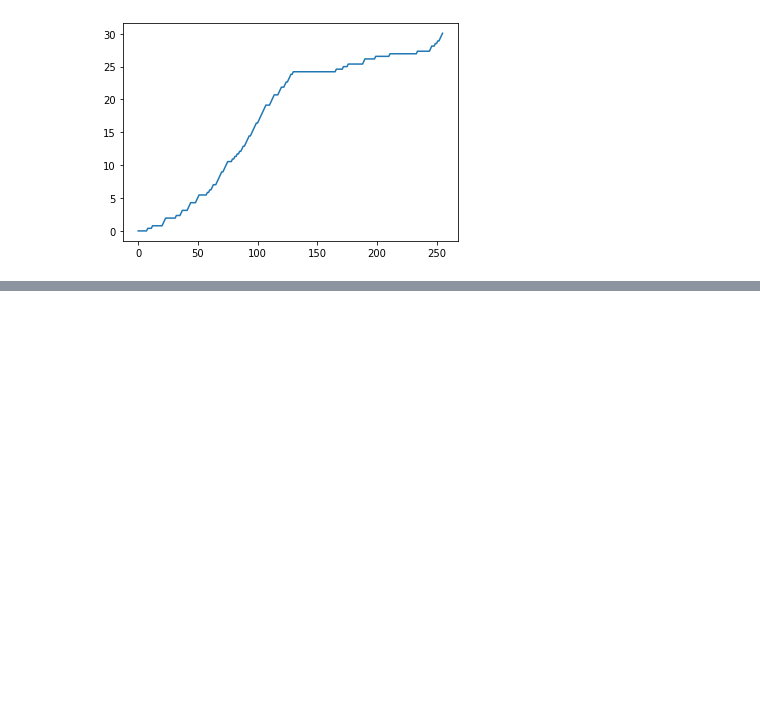
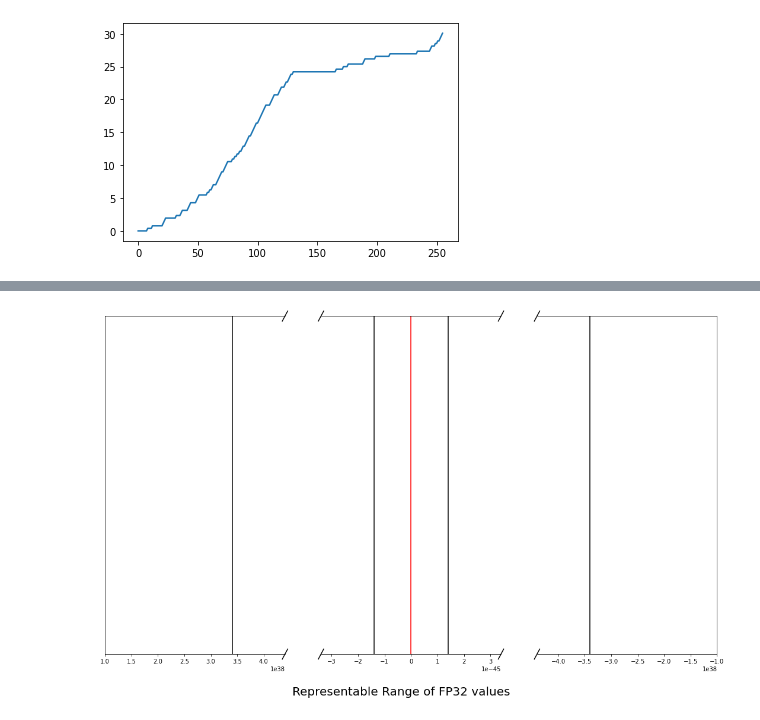
Before and after one commit to viv-eth/snitch, a Jupyter notebook: sw/applications/fenga_data_eval.ipynb, the cells around one changed output, grey strips where cells are left out. Cells and saved outputs as stored; diff of their text form; code cells hidden in the pictures; blank space fills up the shorter version.

```diff
--- a/sw/applications/fenga_data_eval.ipynb
+++ b/sw/applications/fenga_data_eval.ipynb
@@ -1161,3 +1161,99 @@ plt.plot(acc_vals)
 # %% [output]
 [<matplotlib.lines.Line2D at 0x...>]
 [figure]
+# %%
+import matplotlib.pyplot as plt
+import numpy as np
+# get the minimum FP32 value
+min_fp32 = np.finfo(np.float32).min
+print(min_fp32)
+# get the maximum FP32 value
+max_fp32 = np.finfo(np.float32).max
+print(max_fp32)
+# get the minimum positive FP32 value
+min_pos_fp32 = np.nextafter(np.float32(0), np.float32(1))
+print(min_pos_fp32)
+# get the minimum negative FP32 value
+min_neg_fp32 = np.nextafter(np.float32(0), np.float32(-1))
+print(min_neg_fp32)
+zero_fp32 = np.float32(0)
+print(zero_fp32)
+
+
+# plot vertical lines for min, max, min_pos, min_neg, and zero
+# break the x axis where no data is plotted
+fig, (ax1, ax2, ax3) = plt.subplots(1, 3, sharey=True)
+# make figure larger
+fig.set_size_inches(18.5, 10.5)
+fig.subplots_adjust(hspace=0.05)  # adjust space between axes
+ax1.axvline(x=min_fp32, color='black', linestyle='-')
+ax1.axvline(x=max_fp32, color='black', linestyle='-')
+ax1.axvline(x=min_pos_fp32, color='black', linestyle='-')
+ax1.axvline(x=min_neg_fp32, color='black', linestyle='-')
+ax1.axvline(x=zero_fp32, color='red', linestyle='-')
+
+ax2.axvline(x=min_fp32, color='black', linestyle='-')
+ax2.axvline(x=max_fp32, color='black', linestyle='-')
+ax2.axvline(x=min_pos_fp32, color='black', linestyle='-')
+ax2.axvline(x=min_neg_fp32, color='black', linestyle='-')
+ax2.axvline(x=zero_fp32, color='red', linestyle='-')
+
+ax3.axvline(x=min_fp32, color='black', linestyle='-')
+ax3.axvline(x=max_fp32, color='black', linestyle='-')
+ax3.axvline(x=min_pos_fp32, color='black', linestyle='-')
+ax3.axvline(x=min_neg_fp32, color='black', linestyle='-')
+ax3.axvline(x=zero_fp32, color='red', linestyle='-')
+
+# zoom-in / limit the view to different portions of the data
+ax1.set_xlim(1e38, max_fp32 + 1e38)  # largest FP32 value
+ax2.set_xlim(min_neg_fp32 - 2e-45, min_pos_fp32 + 2e-45)  # smallest FP32 values
+ax3.set_xlim(min_fp32 - 1e38, -1e38)  # smallest FP32 values
+
+# hide the spines between ax and ax2
+ax1.spines['right'].set_visible(False)
+ax2.spines['left'].set_visible(False)
+ax2.spines['right'].set_visible(False)
+ax3.spines['left'].set_visible(False)
+
+
+ax1.yaxis.tick_left()
+# ax.tick_params(labelright='off')  # don't put tick labels at the top
+ax2.yaxis.tick_right()
+# ax2.tick_params(labelright='off')
+ax3.yaxis.tick_left()
+# ax3.tick_params(labelright='off')
+# remove y ticks from all but the leftmost plot
+ax1.yaxis.tick_left()
+ax2.set_yticks([])
+ax2.yaxis.tick_left()
+ax3.yaxis.tick_left()
+
+# This looks pretty good, and was fairly painless, but you can get that
+# cut-out diagonal lines look with just a bit more work. The important
+# thing to know here is that in axes coordinates, which are always
+# between 0-1, spine endpoints are at these locations (0,0), (0,1),
+# (1,0), and (1,1).  Thus, we just need to put the diagonals in the
+# appropriate corners of each of our axes, and so long as we use the
+# right transform and disable clipping.
+
+d = .015 # how big to make the diagonal lines in axes coordinates
+# arguments to pass plot, just so we don't keep repeating them
+kwargs = dict(transform=ax1.transAxes, color='k', clip_on=False)
+ax1.plot((1-d,1+d), (-d,+d), **kwargs)
+ax1.plot((1-d,1+d),(1-d,1+d), **kwargs)
+
+kwargs.update(transform=ax2.transAxes)  # switch to the bottom axes
+ax2.plot((-d,+d), (1-d,1+d), **kwargs)
+ax2.plot((-d,+d), (-d,+d), **kwargs)
+ax2.plot((1-d,1+d), (1-d,1+d), **kwargs)
+ax2.plot((1-d,1+d), (-d,+d), **kwargs)
+
+kwargs.update(transform=ax3.transAxes)  # switch to the bottom axes
+ax3.plot((-d,+d), (1-d,1+d), **kwargs)
+ax3.plot((-d,+d), (-d,+d), **kwargs)
+
+# set title at bottom of figure
+fig.text(0.5, 0.04, 'Representable Range of FP32 values', ha='center', va='center', fontsize=20)
+
+plt.show()
+# %% [output]
@@ -1163,0 +1265 @@ plt.plot(acc_vals)
+[figure, added]
```
Also changed, not shown: parts of 3 cells of this notebook, 3 other files.
